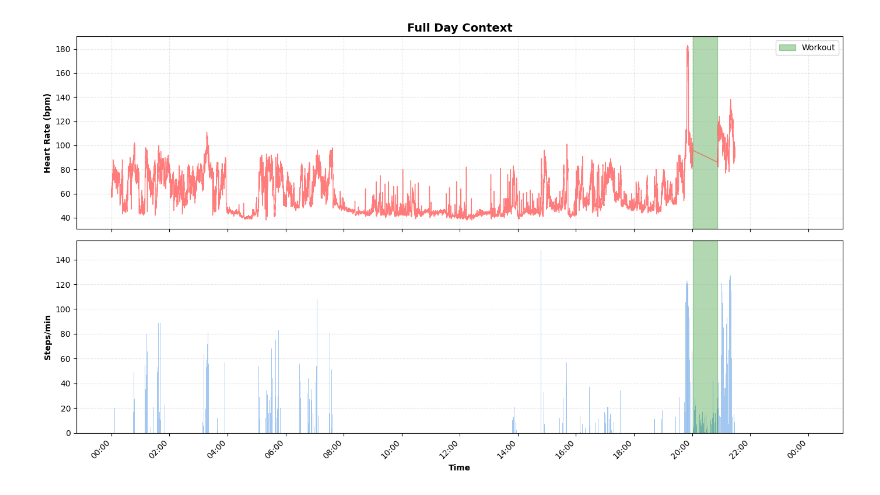
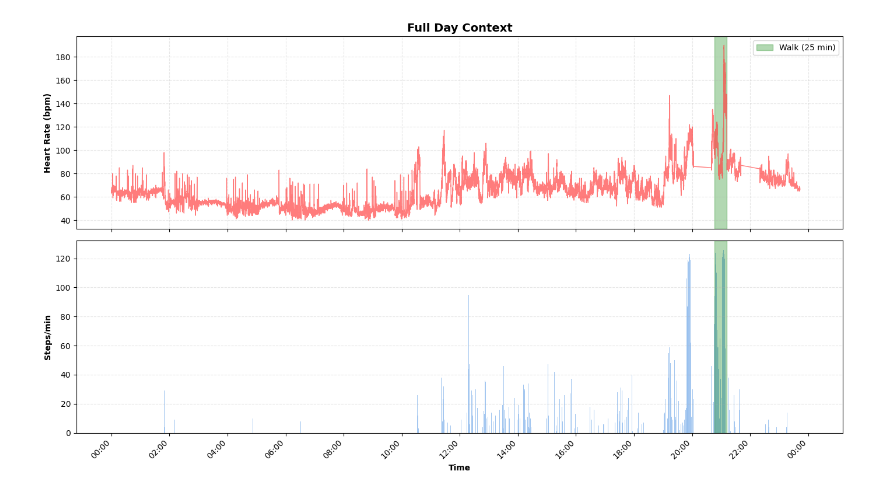
Before and after one commit to followcrom/cromWell, a Jupyter notebook: notebooks/PERFORMANCE ANALYSIS.ipynb, the cells around one changed output. Saved outputs shown, nothing was run; the diff lists cells and outputs as text; code cells hidden in the pictures.

```diff
--- a/notebooks/PERFORMANCE ANALYSIS.ipynb
+++ b/notebooks/PERFORMANCE ANALYSIS.ipynb
@@ -303,5 +172,23 @@ def plot_performance_timeline(df_hr_intra, df_steps_intra, activity_record):
 # %%
-# Detailed workout zoom:
-fig1 = plot_performance_timeline(df_hr_intra, df_steps_intra, df_activity_records)
-plt.show()
+# Select which activity to analyze (0 = first, 1 = second, etc.)
+activity_index = 1
+
+if len(df_activity_records) > 0:
+    try:
+        selected_activity = df_activity_records.iloc[activity_index]
+
+        fig = plot_performance_timeline(
+            df_hr_intra,
+            df_steps_intra,
+            selected_activity,
+            hr_zones=hr_zones,
+            timezone='Europe/London'
+        )
+        plt.show()
+    except IndexError:
+        print(f"❌ Activity index {activity_index} not found. Available: 0-{len(df_activity_records)-1}")
+    except Exception as e:
+        print(f"❌ Error plotting: {e}")
+else:
+    print("❌ No activities to plot")
 # %% [output]
@@ -366,6 +200,16 @@ def plot_full_day_with_workout_highlight(df_hr_intra, df_steps_intra, activity_r
 # %%
-# Full day context:
-fig2 = plot_full_day_with_workout_highlight(df_hr_intra, df_steps_intra, df_activity_records)
-plt.show()
+if len(df_activity_records) > 0:
+    try:
+        fig = plot_full_day_with_workout_highlight(
+            df_hr_intra,
+            df_steps_intra,
+            df_activity_records.iloc[activity_index],
+            timezone='Europe/London'
+        )
+        plt.show()
+    except Exception as e:
+        print(f"❌ Error plotting: {e}")
+else:
+    print("❌ No activities to plot")
 # %% [output]
-[figure, old version]
+[figure, new version]
```
Also changed, not shown: parts of 49 cells of this notebook, 4 other files.
